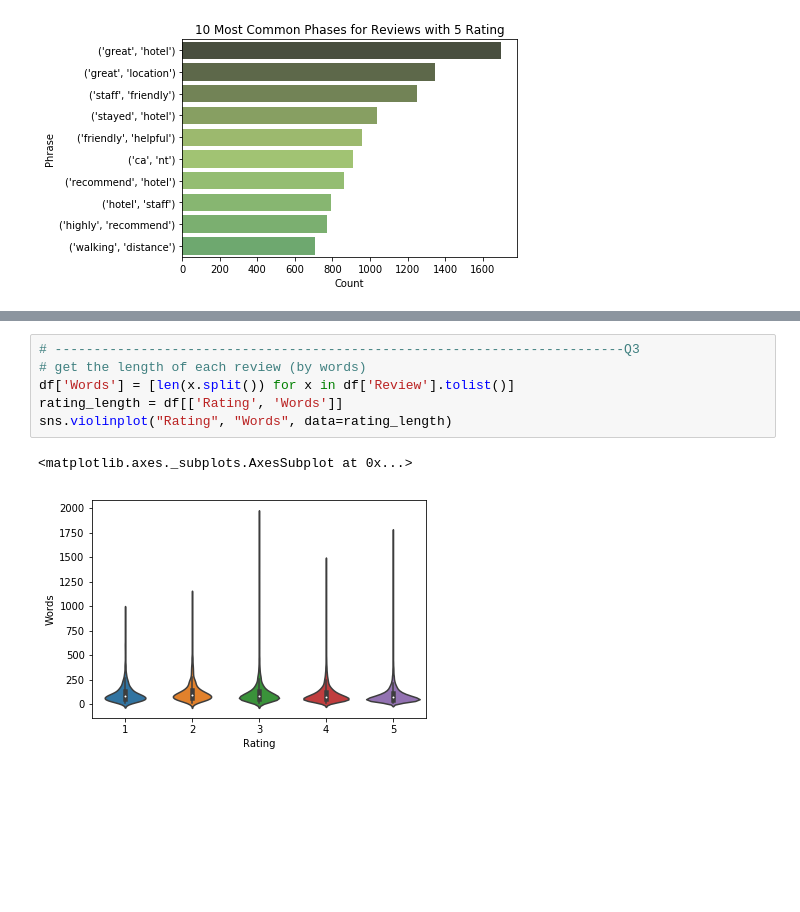
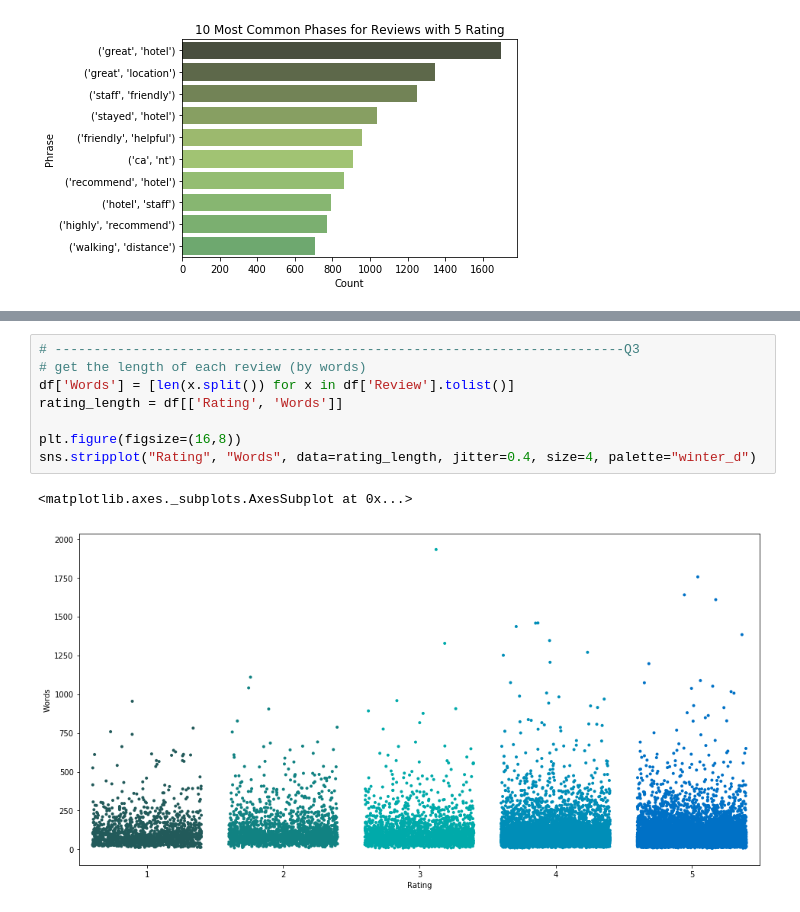
Before and after one commit to laimich/Hotel-Reviews-Data-Analysis, a Jupyter notebook: hotel_data_analysis.ipynb, the cells around one changed output, grey strips where cells are left out. Saved outputs shown, nothing was run; the diff lists cells and outputs as text; blank space fills up the shorter version.

Commit message:
Fix displays, change Q3 visuals and add mean/median

```diff
--- a/hotel_data_analysis.ipynb
+++ b/hotel_data_analysis.ipynb
@@ -122,9 +122,11 @@ Text(0.5,1,'10 Most Common Phases for Reviews with 1 Rating')
 # %%
 # -------------------------------------------------------------------------Q3
 # get the length of each review (by words)
 df['Words'] = [len(x.split()) for x in df['Review'].tolist()]
 rating_length = df[['Rating', 'Words']]
-sns.violinplot("Rating", "Words", data=rating_length)
+
+plt.figure(figsize=(16,8))
+sns.stripplot("Rating", "Words", data=rating_length, jitter=0.4, size=4, palette="winter_d")
 # %% [output]
 <matplotlib.axes._subplots.AxesSubplot at 0x...>
-[figure, old version]
+[figure, new version]
```
Also changed, not shown: parts of 7 cells of this notebook.
